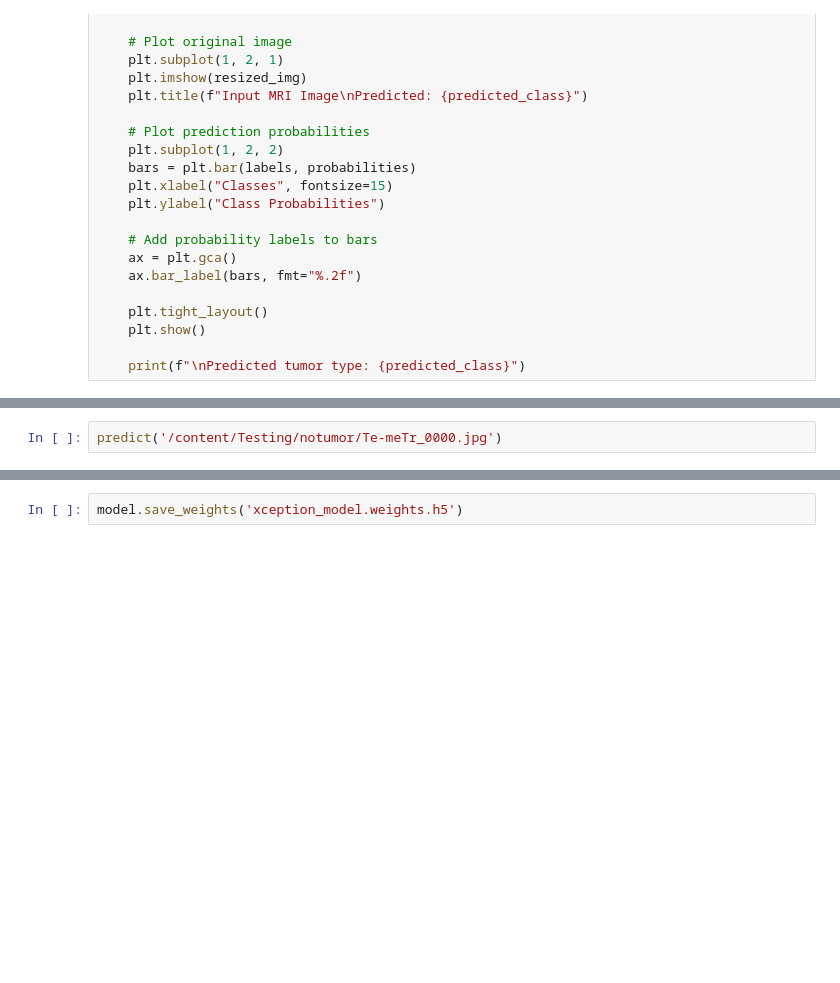
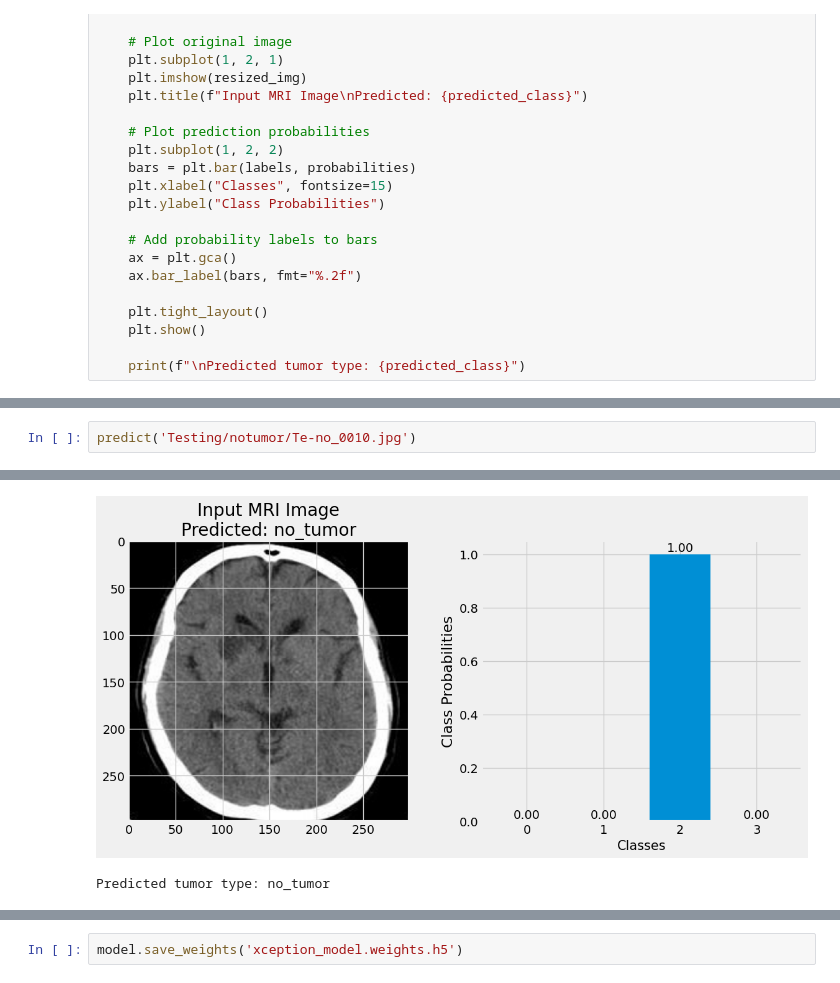
Before and after one commit to Jadalriyabi/Brain-Tumor-Classification-with-Neural-Networks, a Jupyter notebook: BrainTumorMLProject.ipynb, the cells around one changed output, grey strips where cells are left out. Saved outputs shown, nothing was run; the diff lists cells and outputs as text; blank space fills up the shorter version.

```diff
--- a/BrainTumorMLProject.ipynb
+++ b/BrainTumorMLProject.ipynb
@@ -353,2 +373,3 @@ predict('/content/Testing/meningioma/Te-meTr_0000.jpg')
 # %%
-predict('/content/Testing/notumor/Te-meTr_0000.jpg')
+predict('Testing/notumor/Te-no_0010.jpg')
+# %% [output]
@@ -355 +377,3 @@ predict('/content/Testing/notumor/Te-meTr_0000.jpg')
+[figure, added]
+Predicted tumor type: no_tumor
 # %%
```
Also changed, not shown: parts of 17 cells of this notebook, 5 other files.
